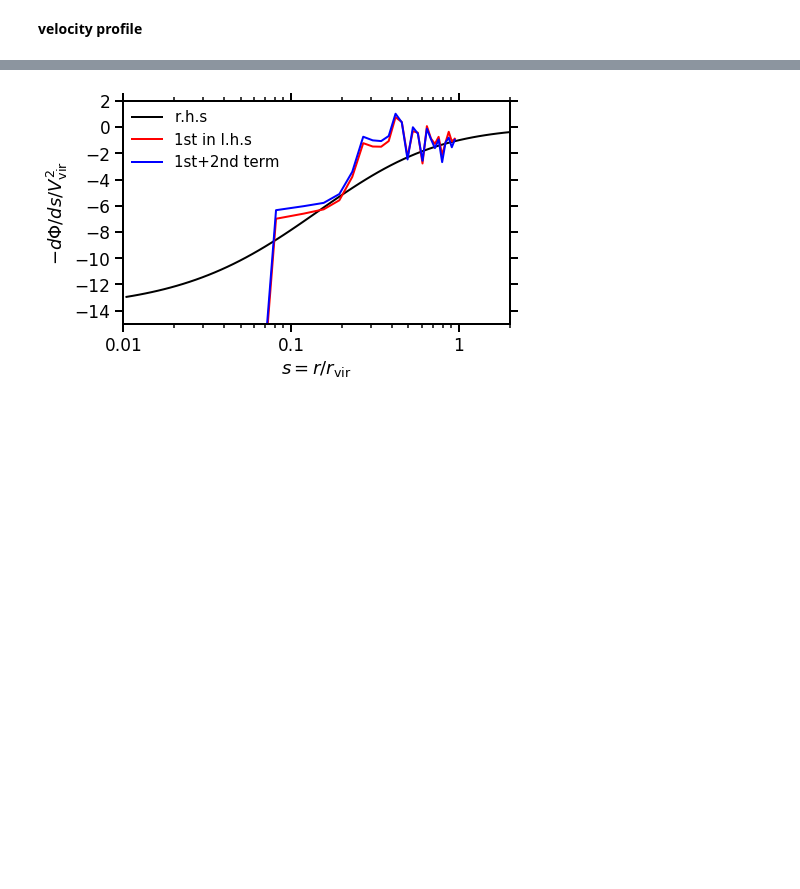
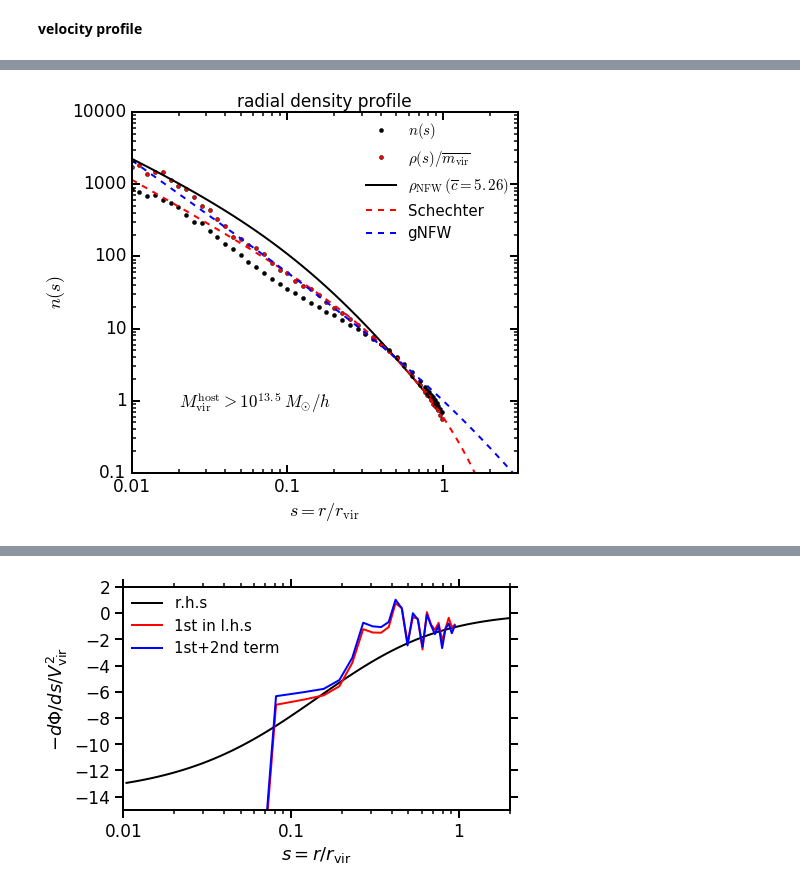
Before and after one commit to saitosmst/subhalo_velocity, a Jupyter notebook: jupyter_nb/check_Jeans.ipynb, the cells around one changed output, grey strips where cells are left out. Saved outputs shown, nothing was run; the diff lists cells and outputs as text; code cells hidden in the pictures; blank space fills up the shorter version.

```diff
--- a/jupyter_nb/check_Jeans.ipynb
+++ b/jupyter_nb/check_Jeans.ipynb
@@ -616,0 +759,17 @@ arr_addvals_tmp['V_theta'][:] = arr_addvals_tmp['V_theta'][:]/arr_addvals_tmp['V
+# %%
+#adoptive binning around r_vir
+num_logsbins = 38 + 10
+dlogs_1 = 0.05
+dlogs_2 = 0.0125
+
+bins_logs = np.zeros(shape=(num_logsbins+1,))
+for ibin in xrange(num_logsbins+1):
+    if ibin <= 38:
+        bins_logs[ibin] = -2.025 + dlogs_1*ibin
+    else:
+        bins_logs[ibin] = -0.125 + dlogs_2*(ibin-38)
+
+meds_logs = np.array([(bins_logs[i]+bins_logs[i+1])/2. for i in xrange(num_logsbins)])
+meds_s = 10.**meds_logs[:]
+vol_logs = np.array([4.*np.pi*(10**bins_logs[i+1])**3./3. - 4.*np.pi*(10**bins_logs[i])**3./3.
+                     for i in xrange(num_logsbins)])
@@ -616,0 +809,2 @@ arr_addvals_tmp['V_theta'][:] = arr_addvals_tmp['V_theta'][:]/arr_addvals_tmp['V
+# %%
+Norm_NFW = rho_of_s[46,0]/rhoNFW_unnormalized(1., c_mean)
@@ -616,0 +822,78 @@ arr_addvals_tmp['V_theta'][:] = arr_addvals_tmp['V_theta'][:]/arr_addvals_tmp['V
+# %%
+fig_width_pt = 510                     # Suited for LaTeX
+inches_per_pt = 1.0/72.27              # Convert pt to inch
+#golden_mean = (math.sqrt(5)-1.0)/2.0   # Aesthetic ratio
+golden_mean = 1.
+fig_width = fig_width_pt*inches_per_pt # width in inches
+fig_height = fig_width*golden_mean     # height in inches
+fig_size =  [fig_width,fig_height]
+params = {'backend': 'ps',
+          'axes.linewidth' : 2,
+          'legend.fontsize': 14,
+          'text.usetex'    : False,
+          'figure.figsize' : fig_size}
+dotseq = [2, 2]
+dashdotseq = [7, 4, 3, 4]
+plt.rcParams.update(params)
+
+fig = plt.figure(1)
+plt.clf()
+## Range
+plt.subplots_adjust(left=0.075,bottom=0.13,top=0.98,right=0.98)
+ax = plt.axes([0.18,0.2,0.76,0.71])
+#ax = fig.add_subplot(121)
+## Log or Linear
+ax.set_xscale('log')
+ax.xaxis.set_major_formatter(formatter)
+ax.set_yscale('log')
+ax.yaxis.set_major_formatter(formatter)
+## Axis
+ax.set_xlim(0.01,3.)
+#ax.xaxis.set_major_locator(MultipleLocator(0.1))
+#ax.xaxis.set_minor_locator(MultipleLocator(0.05))
+ax.set_ylim(1.E-1,1.E4)
+#ax.set_ylim(1.2,1.8)
+#ax.yaxis.set_ticks([200.,400.,1000.,2000.])
+#ax.yaxis.set_major_locator(MultipleLocator(0.1))
+#ax.yaxis.set_minor_locator(MultipleLocator(0.05))
+ax.tick_params(which='minor', length=4, width=1.5)
+ax.tick_params(which='major', length=8, width=2, pad=5)
+for tick in ax.xaxis.get_major_ticks():
+    tick.label1.set_fontsize(17)
+    tick.tick2On = True
+for tick in ax.xaxis.get_minor_ticks():
+    tick.tick2On = True
+for tick in ax.yaxis.get_major_ticks():
+    tick.label1.set_fontsize(17)
+    tick.tick2On = True
+for tick in ax.yaxis.get_minor_ticks():
+    tick.tick2On = True
+## Axis label
+ax.set_xlabel(r'$s=r/r_{\rm vir}$', fontsize=18)
+ax.set_ylabel(r'$n(s)$', fontsize=18)
+ax.set_title(r'radial density profile', fontsize=17)
+#ax.hlines(y=1., xmin=1.E-18, xmax=1.E-15)
+ax.text(0.02, 0.8, r'$M^{\rm host}_{\rm vir}>10^{13.5}\,M_{\odot}/h$', fontsize=17)
+
+ax.plot(10.**meds_logs, n_of_s, 'ko', ms=4, label=r'$n(s)$')
+ax.plot(10.**meds_logs, rho_of_s[:,0]/mvir_mean_sub, 'ro', ms=4, label=r'$\rho(s)/\overline{m_{\rm vir}}$')
+#ax.plot(10.**meds_logs, drhodlogs/mvir_mean_sub_sbin, 'bo-', ms=4, label=r'$\rho(s)/\overline{M_{\rm vir}(s)}$')
+
+ax.plot(10.**meds_logs, Norm_NFW*rhoNFW_unnormalized(meds_s, c_mean)/mvir_mean_sub, 'k-', lw=2,
+       label=r'$\rho_{\rm NFW}\,(\overline{c}=5.26)$')
+
+arr_s = 10.**np.array([-2.+0.02*i for i in xrange(151)])
+ax.plot(arr_s, Schechter_rho_of_s(arr_s, -2.21187851, 0.49123886)/mvir_mean_sub,
+        'r--', lw=2, label=r'Schechter')
+ax.plot(arr_s, gNFW_rho_of_s(arr_s, 1.52827074, 9.44768273)/mvir_mean_sub,
+        'b--', lw=2, label=r'gNFW')
+
+
+axleg = ax.legend(loc='upper right', numpoints=1,
+                  ncol=1, fontsize=15, borderaxespad=0.2)
+axleg.draw_frame(False)
+
+#plt.savefig(HOMEDIR+'Desktop/all_radial-density.png')
+plt.show()
+# %% [output]
+[figure, added]
```
Also changed, not shown: parts of 144 cells of this notebook.
